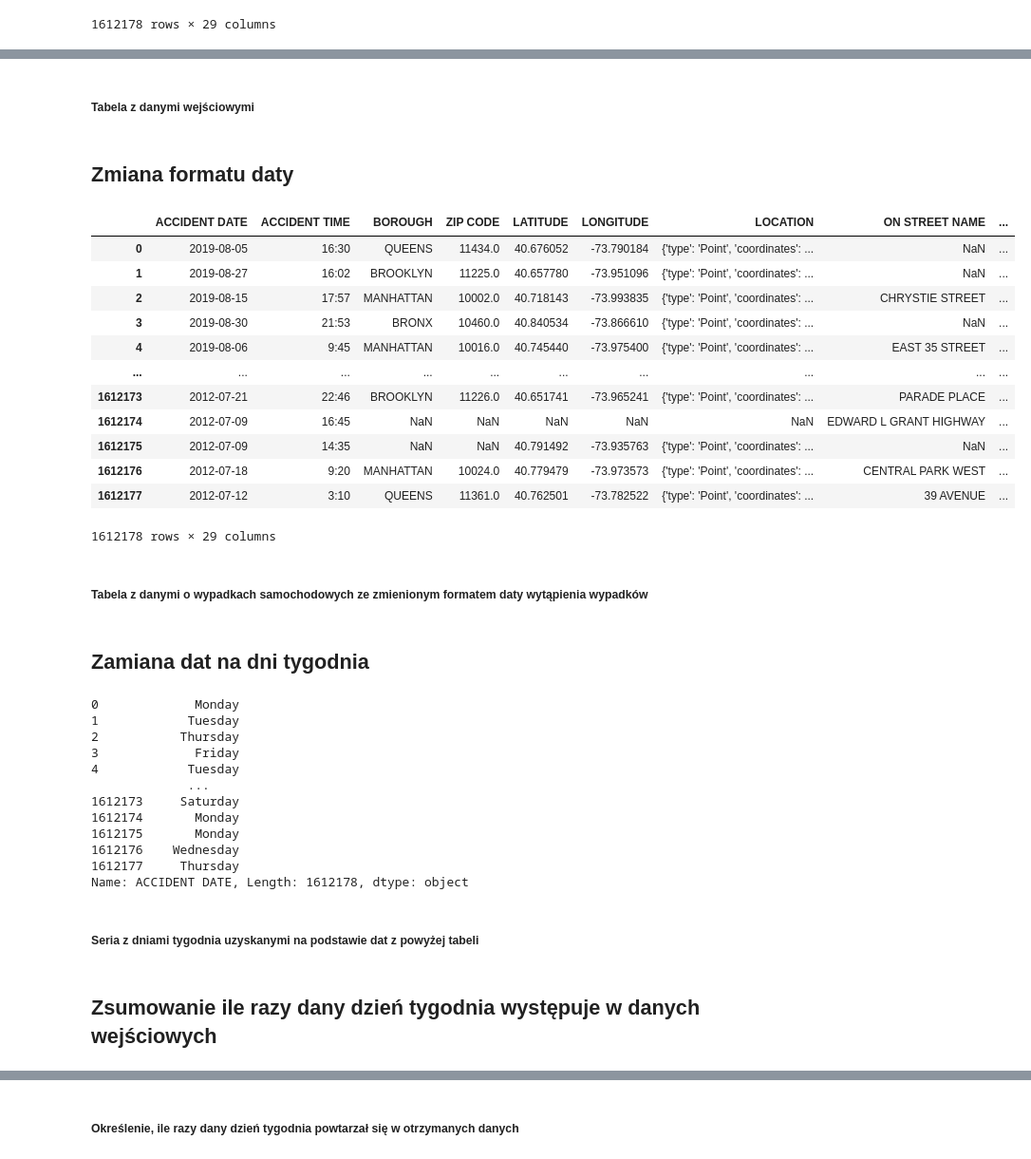
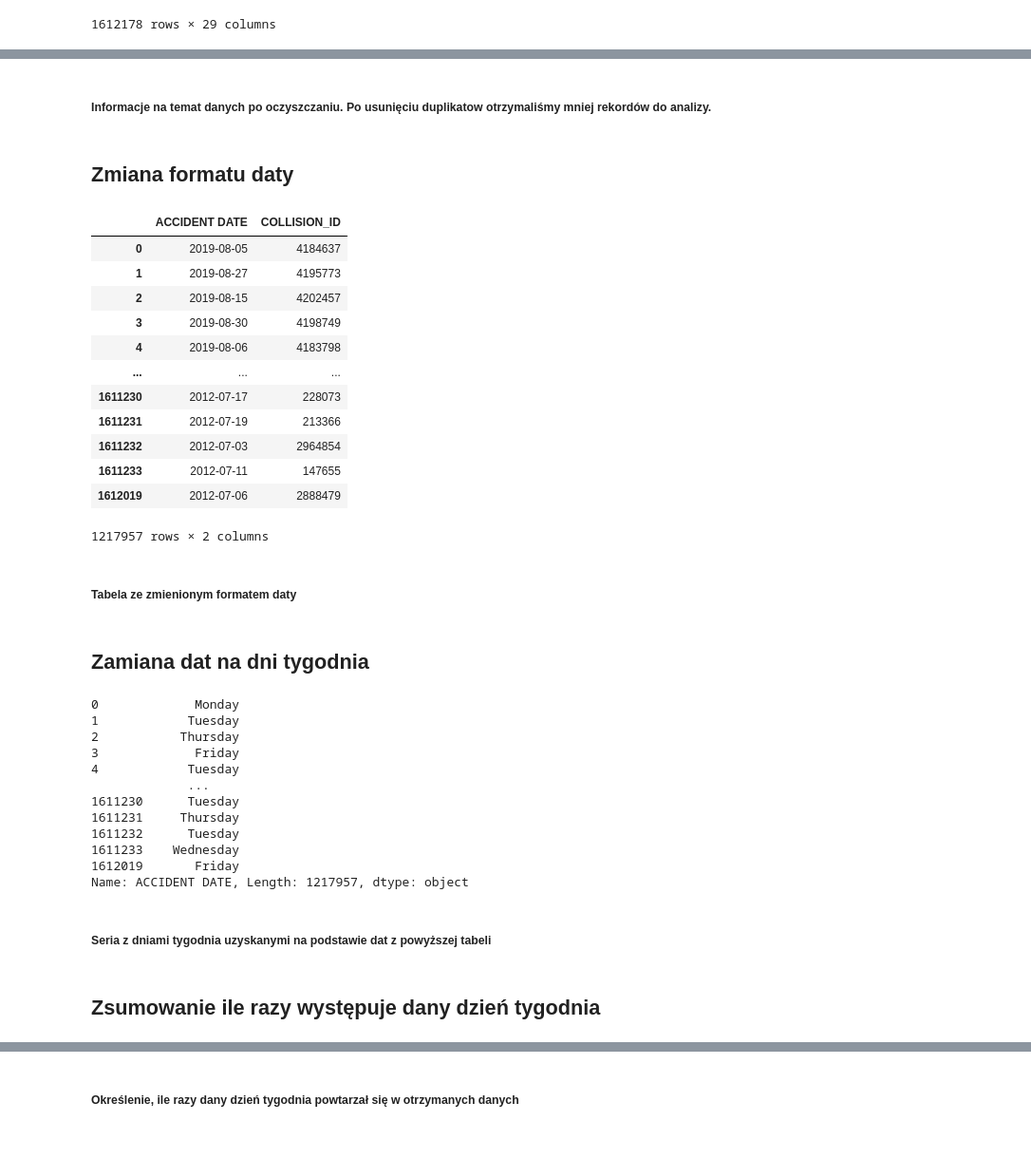
Before and after one commit to AlicjaB90/Projekt_Pandas, a Jupyter notebook: 4. Wizualizacja określająca ilość wypadków z podziałem na dni tygodnia.ipynb, the cells around one changed output, grey strips where cells are left out. Shown: that part at 95% size. Drawn from its saved outputs; the diff is of its cells as text; code cells hidden in the pictures.

```diff
--- a/4. Wizualizacja określająca ilość wypadków z podziałem na dni tygodnia.ipynb
+++ b/4. Wizualizacja określająca ilość wypadków z podziałem na dni tygodnia.ipynb
@@ -28,0 +55,3 @@ nypd_df
+# %%
+nypd_date= nypd_df[['ACCIDENT DATE', 'COLLISION_ID']]
+nypd_date
@@ -28,0 +90,3 @@ nypd_df
+# %%
+nypd_date_clean = nypd_date.drop_duplicates(subset=['COLLISION_ID'])
+nypd_date_clean
@@ -28,0 +109,3 @@ nypd_df
+# %%
+nypd_date_clean_nan = nypd_date_clean.dropna()
+nypd_date_clean_nan
@@ -29,30 +140,30 @@ nypd_df
 # %% [markdown]
-##### Tabela z danymi wejściowymi
+##### Informacje na temat danych po oczyszczaniu. Po usunięciu duplikatow otrzymaliśmy mniej rekordów do analizy.
 # %% [markdown]
 ## Zmiana formatu daty
 # %%
-nypd_df['ACCIDENT DATE'] = pd.to_datetime(nypd_df['ACCIDENT DATE'], errors='coerce')
-nypd_df
+nypd_date_clean_nan['ACCIDENT DATE'] = pd.to_datetime(nypd_date_clean_nan['ACCIDENT DATE'], errors='coerce')
+nypd_date_clean_nan
 # %% [output]
-|  | ACCIDENT DATE | ACCIDENT TIME | BOROUGH | ZIP CODE | LATITUDE | LONGITUDE | LOCATION | ON STREET NAME | ... |
-| 0 | 2019-08-05 | 16:30 | QUEENS | 11434.0 | 40.676052 | -73.790184 | {'type': 'Point', 'coordinates': ... | NaN | ... |
-| 1 | 2019-08-27 | 16:02 | BROOKLYN | 11225.0 | 40.657780 | -73.951096 | {'type': 'Point', 'coordinates': ... | NaN | ... |
-| 2 | 2019-08-15 | 17:57 | MANHATTAN | 10002.0 | 40.718143 | -73.993835 | {'type': 'Point', 'coordinates': ... | CHRYSTIE STREET | ... |
-| 3 | 2019-08-30 | 21:53 | BRONX | 10460.0 | 40.840534 | -73.866610 | {'type': 'Point', 'coordinates': ... | NaN | ... |
-| 4 | 2019-08-06 | 9:45 | MANHATTAN | 10016.0 | 40.745440 | -73.975400 | {'type': 'Point', 'coordinates': ... | EAST 35 STREET | ... |
-| ... | ... | ... | ... | ... | ... | ... | ... | ... | ... |
-| 1612173 | 2012-07-21 | 22:46 | BROOKLYN | 11226.0 | 40.651741 | -73.965241 | {'type': 'Point', 'coordinates': ... | PARADE PLACE | ... |
-| 1612174 | 2012-07-09 | 16:45 | NaN | NaN | NaN | NaN | NaN | EDWARD L GRANT HIGHWAY | ... |
-| 1612175 | 2012-07-09 | 14:35 | NaN | NaN | 40.791492 | -73.935763 | {'type': 'Point', 'coordinates': ... | NaN | ... |
-| 1612176 | 2012-07-18 | 9:20 | MANHATTAN | 10024.0 | 40.779479 | -73.973573 | {'type': 'Point', 'coordinates': ... | CENTRAL PARK WEST | ... |
-| 1612177 | 2012-07-12 | 3:10 | QUEENS | 11361.0 | 40.762501 | -73.782522 | {'type': 'Point', 'coordinates': ... | 39 AVENUE | ... |
+|  | ACCIDENT DATE | COLLISION_ID |
+| 0 | 2019-08-05 | 4184637 |
+| 1 | 2019-08-27 | 4195773 |
+| 2 | 2019-08-15 | 4202457 |
+| 3 | 2019-08-30 | 4198749 |
+| 4 | 2019-08-06 | 4183798 |
+| ... | ... | ... |
+| 1611230 | 2012-07-17 | 228073 |
+| 1611231 | 2012-07-19 | 213366 |
+| 1611232 | 2012-07-03 | 2964854 |
+| 1611233 | 2012-07-11 | 147655 |
+| 1612019 | 2012-07-06 | 2888479 |
-1612178 rows × 29 columns
+1217957 rows × 2 columns
 # %% [markdown]
-##### Tabela z danymi o wypadkach samochodowych ze zmienionym formatem daty wytąpienia wypadków
+##### Tabela ze zmienionym formatem daty
 # %% [markdown]
 ## Zamiana dat na dni tygodnia
 # %%
-nypd_days=nypd_df['ACCIDENT DATE'].dt.day_name()
+nypd_days=nypd_date_clean_nan['ACCIDENT DATE'].dt.day_name()
 nypd_days
 # %% [output]
 0             Monday
@@ -61,16 +172,16 @@ nypd_days
 3             Friday
 4            Tuesday
              ...
-1612173     Saturday
-1612174       Monday
-1612175       Monday
-1612176    Wednesday
-1612177     Thursday
-Name: ACCIDENT DATE, Length: 1612178, dtype: object
+1611230      Tuesday
+1611231     Thursday
+1611232      Tuesday
+1611233    Wednesday
+1612019       Friday
+Name: ACCIDENT DATE, Length: 1217957, dtype: object
 # %% [markdown]
-##### Seria z dniami tygodnia uzyskanymi na podstawie dat z powyżej tabeli
+##### Seria z dniami tygodnia uzyskanymi na podstawie dat z powyższej tabeli
 # %% [markdown]
-## Zsumowanie ile razy dany dzień tygodnia występuje w danych wejściowych
+## Zsumowanie ile razy występuje dany dzień tygodnia
 # %%
 nypd_numbers= nypd_days.value_counts()
 nypd_numbers
```
Also changed, not shown: parts of 20 cells of this notebook, 2 other files.
